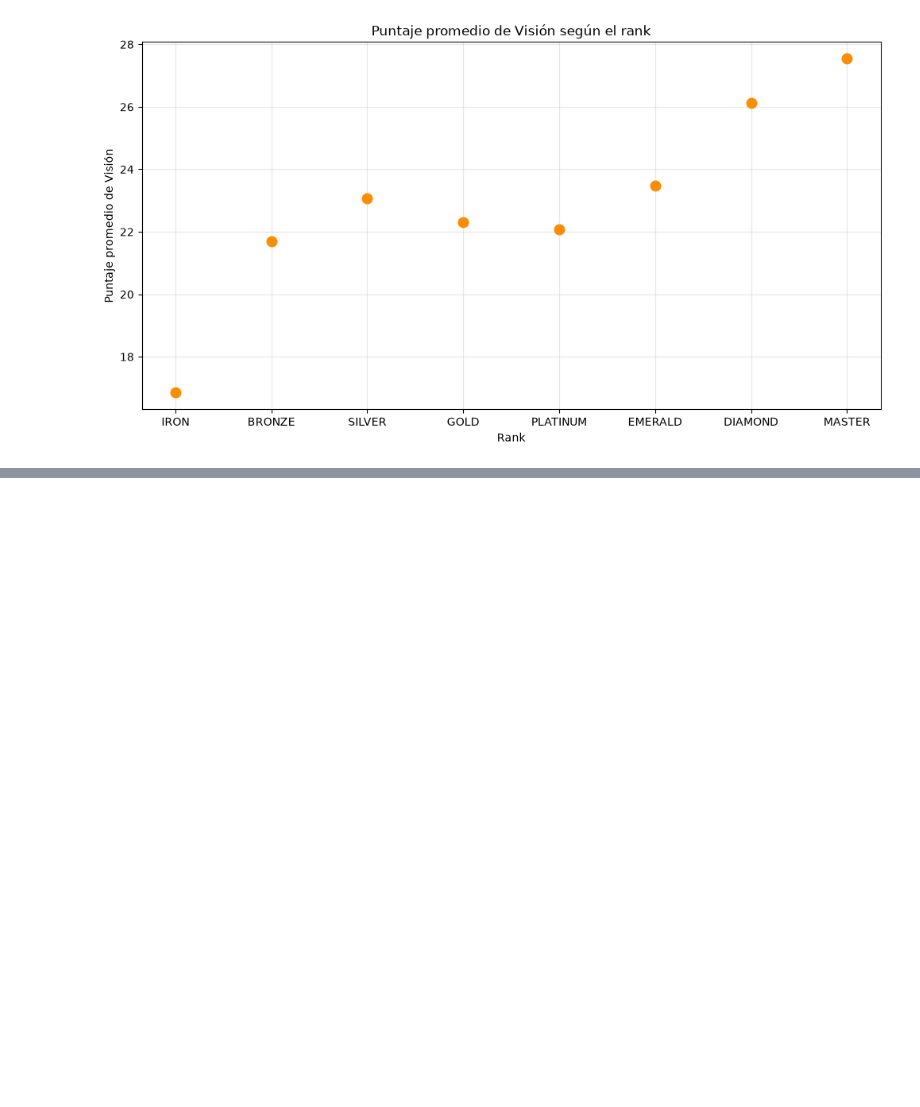
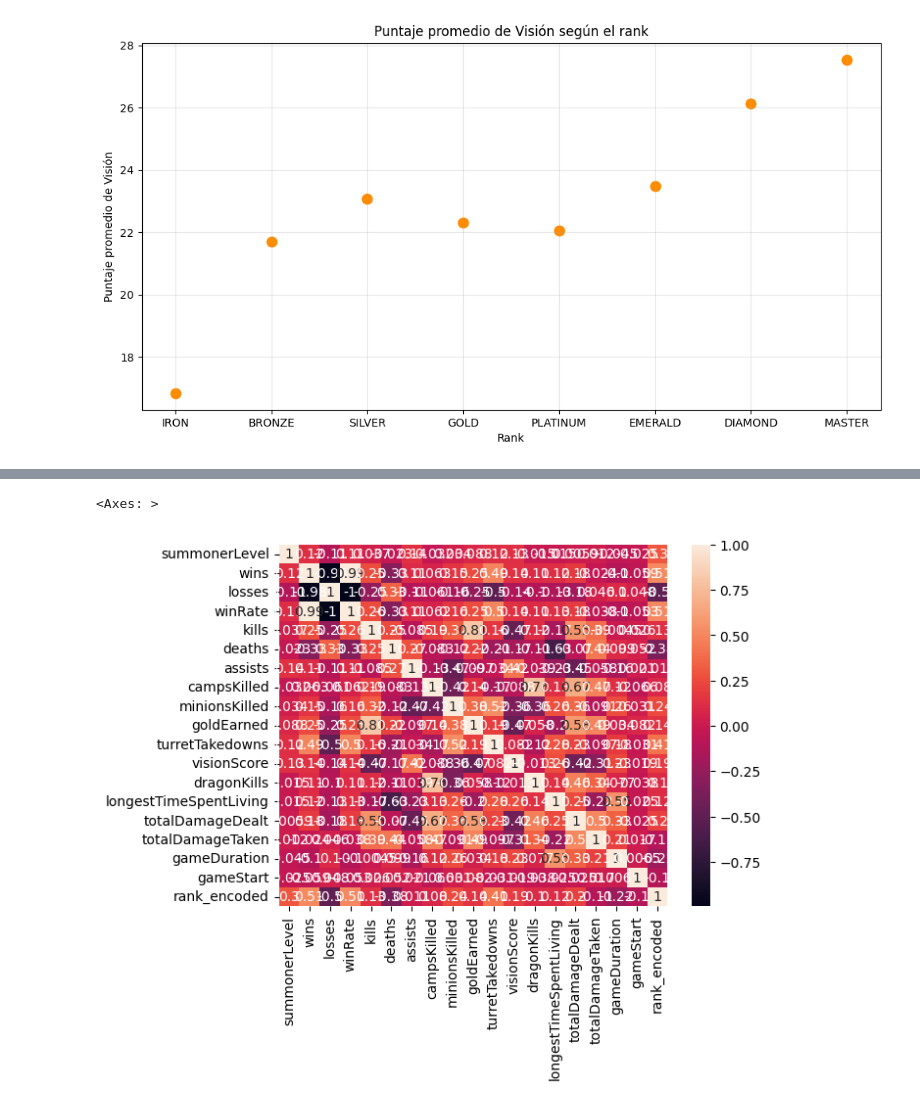
Before and after one commit to JuanjoLT/introIA-proyecto1, a Jupyter notebook: main.ipynb, the cells around one changed output, grey strips where cells are left out. Cells and saved outputs as stored; diff of their text form; code cells hidden in the pictures; blank space fills up the shorter version.

Commit message:
Limpia variables irrelevantes, codifica el rank y construye la matriz de correlacion

```diff
--- a/main.ipynb
+++ b/main.ipynb
@@ -140,0 +143,20 @@ plt.show()
+# %%
+# Orden correcto de ranks
+rank_order = {
+    "IRON": 0,
+    "BRONZE": 1,
+    "SILVER": 2,
+    "GOLD": 3,
+    "PLATINUM": 4,
+    "EMERALD": 5,
+    "DIAMOND": 6,
+    "MASTER": 7,
+    "GRANDMASTER": 8,
+    "CHALLENGER": 9
+}
+
+# Codificar rank
+data["rank_encoded"] = data["rank"].map(rank_order)
+
+# Verificar resultado
+print(data[["rank", "rank_encoded"]])
@@ -140,0 +180,4 @@ plt.show()
+# %%
+#Eliminar summonerName
+data = data.drop(columns=["summonerName"])
+data
@@ -140,0 +198,7 @@ plt.show()
+# %%
+plt.figure(figsize=(12, 6))
+sns.heatmap(data.corr(numeric_only=True), annot=True)
+plt.show()
+# %% [output]
+<Axes: >
+[figure, added]
```
Also changed, not shown: parts of 7 cells of this notebook.
